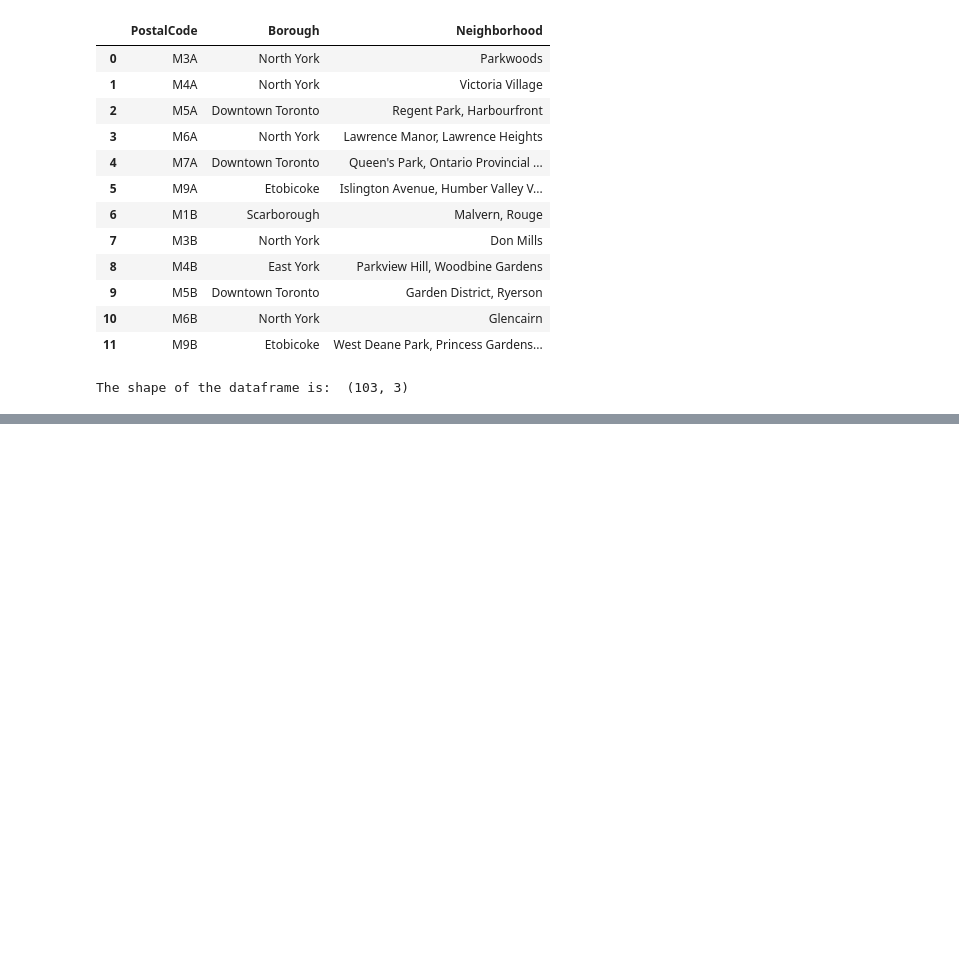
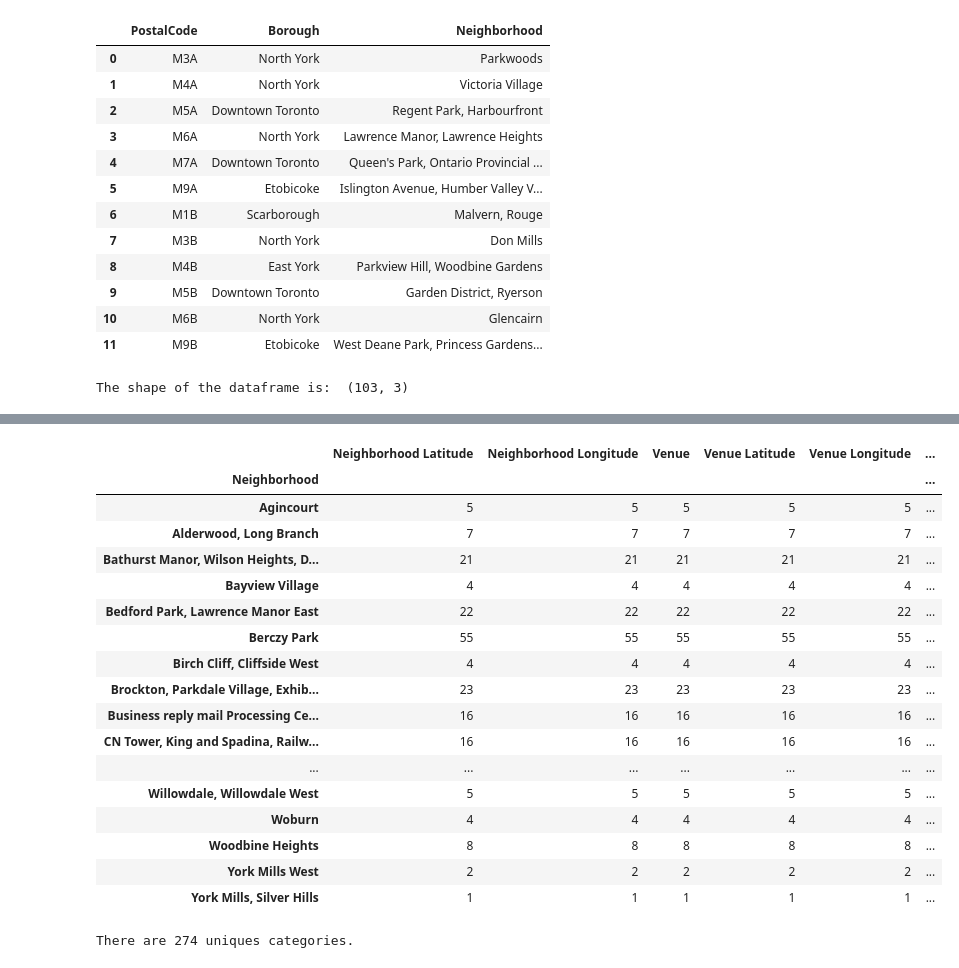
Before and after one commit to dam-run/Coursera_Capstone, a Jupyter notebook: Coursera_Capstone1.ipynb, the cells around one changed output, grey strips where cells are left out. Cells and saved outputs as stored; diff of their text form; code cells hidden in the pictures; blank space fills up the shorter version.

```diff
--- a/Coursera_Capstone1.ipynb
+++ b/Coursera_Capstone1.ipynb
@@ -65,0 +112,20 @@ The shape of the dataframe is:  (103, 3)
+# %%
+neighborhood_latitude = neighborhoods_df['Latitude'][0]
+neighborhood_longitude = neighborhoods_df['Longitude'][0]
+# %%
+
+LIMIT = 100
+
+radius = 500
+
+url = 'https://api.foursquare.com/v2/venues/explore'
+params = dict(
+client_id=CLIENT_ID,
+client_secret=CLIENT_SECRET,
+v=VERSION,
+ll=str(neighborhood_latitude)+","+str(neighborhood_longitude),
+limit=LIMIT
+)
+# %%
+results = requests.get(url=url,params=params).json()
+results
@@ -65,0 +190,4 @@ The shape of the dataframe is:  (103, 3)
+# %%
+venues = getNearbyVenues(names=neighborhoods_df['Neighborhood'],
+                         latitudes=neighborhoods_df['Latitude'],
+                         longitudes=neighborhoods_df['Longitude'])
@@ -65,0 +212,25 @@ The shape of the dataframe is:  (103, 3)
+# %%
+venues.groupby('Neighborhood').count()
+# %% [output]
+|  | Neighborhood Latitude | Neighborhood Longitude | Venue | Venue Latitude | Venue Longitude | ... |
+| Neighborhood |  |  |  |  |  | ... |
+| Agincourt | 5 | 5 | 5 | 5 | 5 | ... |
+| Alderwood, Long Branch | 7 | 7 | 7 | 7 | 7 | ... |
+| Bathurst Manor, Wilson Heights, D... | 21 | 21 | 21 | 21 | 21 | ... |
+| Bayview Village | 4 | 4 | 4 | 4 | 4 | ... |
+| Bedford Park, Lawrence Manor East | 22 | 22 | 22 | 22 | 22 | ... |
+| Berczy Park | 55 | 55 | 55 | 55 | 55 | ... |
+| Birch Cliff, Cliffside West | 4 | 4 | 4 | 4 | 4 | ... |
+| Brockton, Parkdale Village, Exhib... | 23 | 23 | 23 | 23 | 23 | ... |
+| Business reply mail Processing Ce... | 16 | 16 | 16 | 16 | 16 | ... |
+| CN Tower, King and Spadina, Railw... | 16 | 16 | 16 | 16 | 16 | ... |
+| ... | ... | ... | ... | ... | ... | ... |
+| Willowdale, Willowdale West | 5 | 5 | 5 | 5 | 5 | ... |
+| Woburn | 4 | 4 | 4 | 4 | 4 | ... |
+| Woodbine Heights | 8 | 8 | 8 | 8 | 8 | ... |
+| York Mills West | 2 | 2 | 2 | 2 | 2 | ... |
+| York Mills, Silver Hills | 1 | 1 | 1 | 1 | 1 | ... |
+# %%
+print('There are {} uniques categories.'.format(len(venues['Venue Category'].unique())))
+# %% [output]
+There are 274 uniques categories.
```
Also changed, not shown: parts of 31 cells of this notebook.
